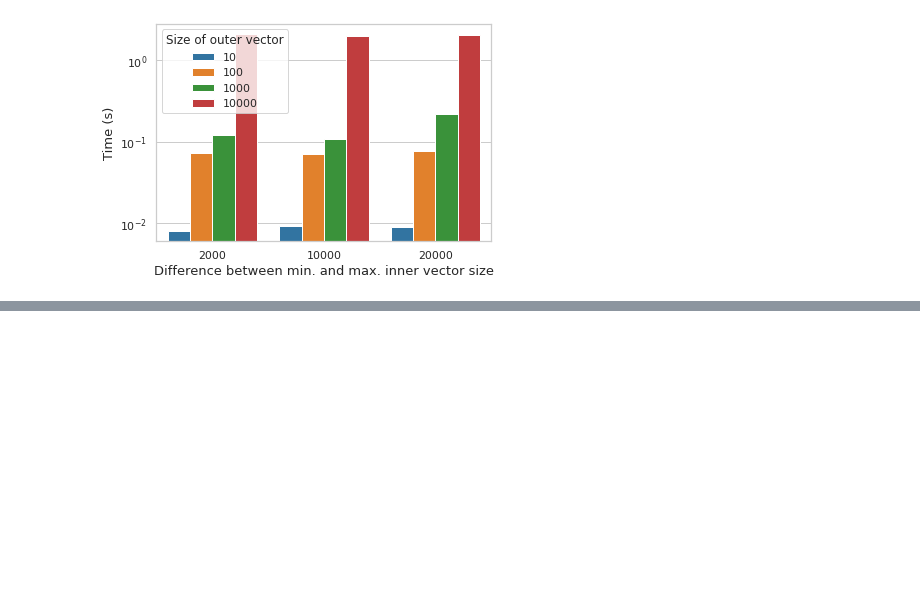
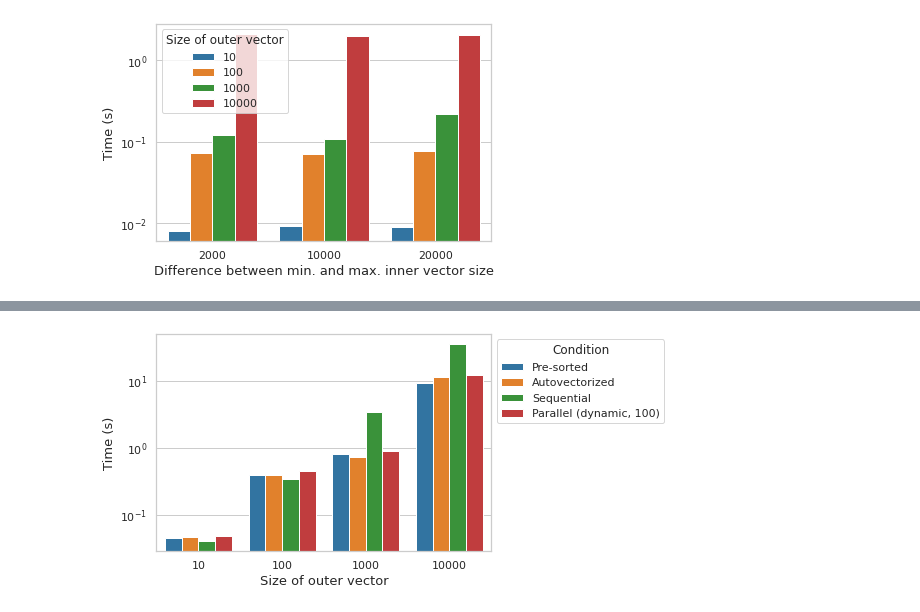
Before and after one commit to marinoandrea/pmms-assignments, a Jupyter notebook: assignment2.ipynb, the cells around one changed output, grey strips where cells are left out. Saved outputs shown, nothing was run; the diff lists cells and outputs as text; code cells hidden in the pictures; blank space fills up the shorter version.

```diff
--- a/assignment2.ipynb
+++ b/assignment2.ipynb
@@ -174,0 +192,10 @@ plt.savefig('./data/graphs/inner_vector_size.pdf', dpi = 700)
+# %%
+results_extra = results_extra.rename(columns={'version': 'Condition'})
+g = sns.barplot(data = results_extra, x = 'outer', y = 'time', hue = 'Condition')
+g.set_ylabel("Time (s)", fontsize = 13)
+g.set_xlabel("Size of outer vector", fontsize = 13)
+sns.move_legend(g, "upper left", bbox_to_anchor=(1, 1))
+plt.yscale('log')
+plt.savefig('./data/graphs/scheduling.pdf', dpi = 700)
+# %% [output]
+[figure, added]
```
Also changed, not shown: parts of 5 cells of this notebook, 3 other files.
